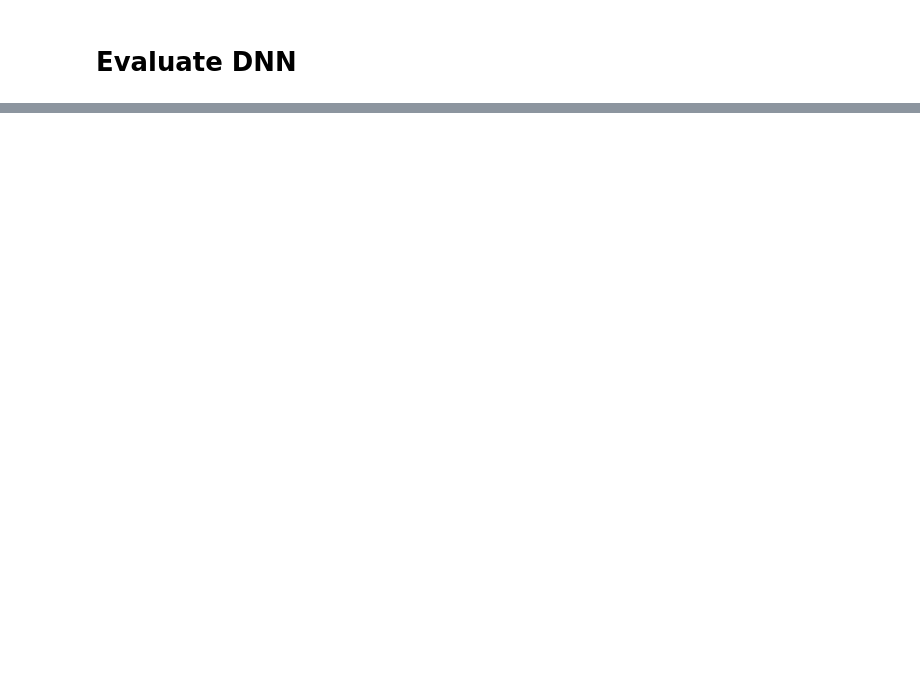
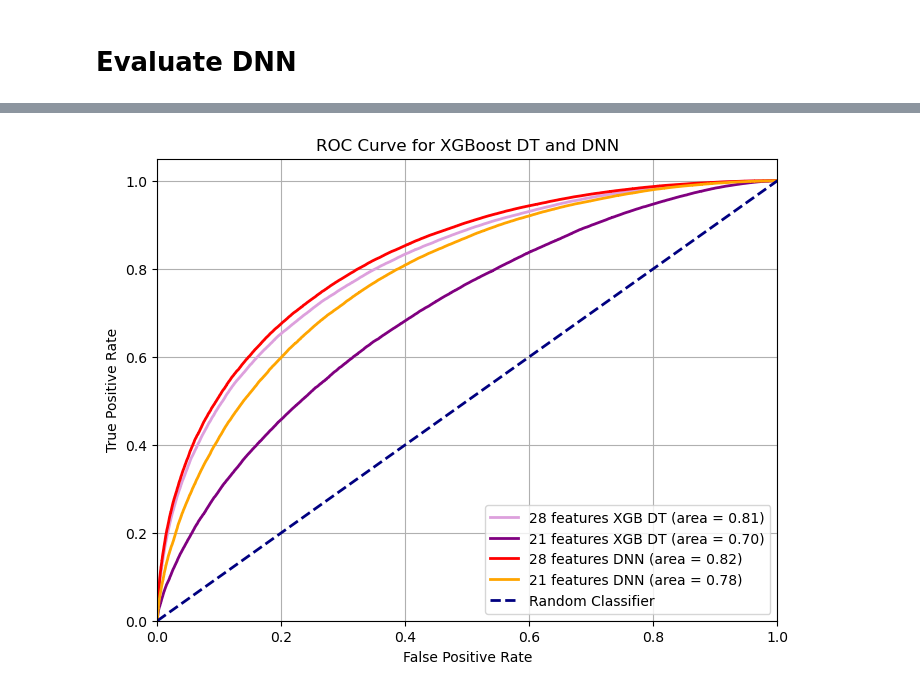
Before and after one commit to lbovet8/phys152-2026, a Jupyter notebook: Projects/HiggsProject.ipynb, the cells around one changed output, grey strips where cells are left out. Saved outputs shown, nothing was run; the diff lists cells and outputs as text; code cells hidden in the pictures; blank space fills up the shorter version.

```diff
--- a/Projects/HiggsProject.ipynb
+++ b/Projects/HiggsProject.ipynb
@@ -451,0 +427,10 @@ Accuracy on testing data with 28 features: 0.6273
+# %%
+testing_output_data_array = [y_test, y_test, y_true_high, y_true_low]
+y_pred_probab_array = [y_pred_proba_xgbclf_high, y_pred_proba_xgbclf_low, y_pred_proba_high, y_pred_proba_low]
+label_str_array = ['28 features XGB DT', '21 features XGB DT', '28 features DNN', '21 features DNN']
+title_str = 'ROC Curve for XGBoost DT and DNN'
+color_array = ['plum', 'purple', 'red', 'orange']
+
+plot_roc_curves(testing_output_data_array, y_pred_probab_array, label_str_array, title_str, color_array)
+# %% [output]
+[figure, added]
```
Also changed, not shown: parts of 22 cells of this notebook.
